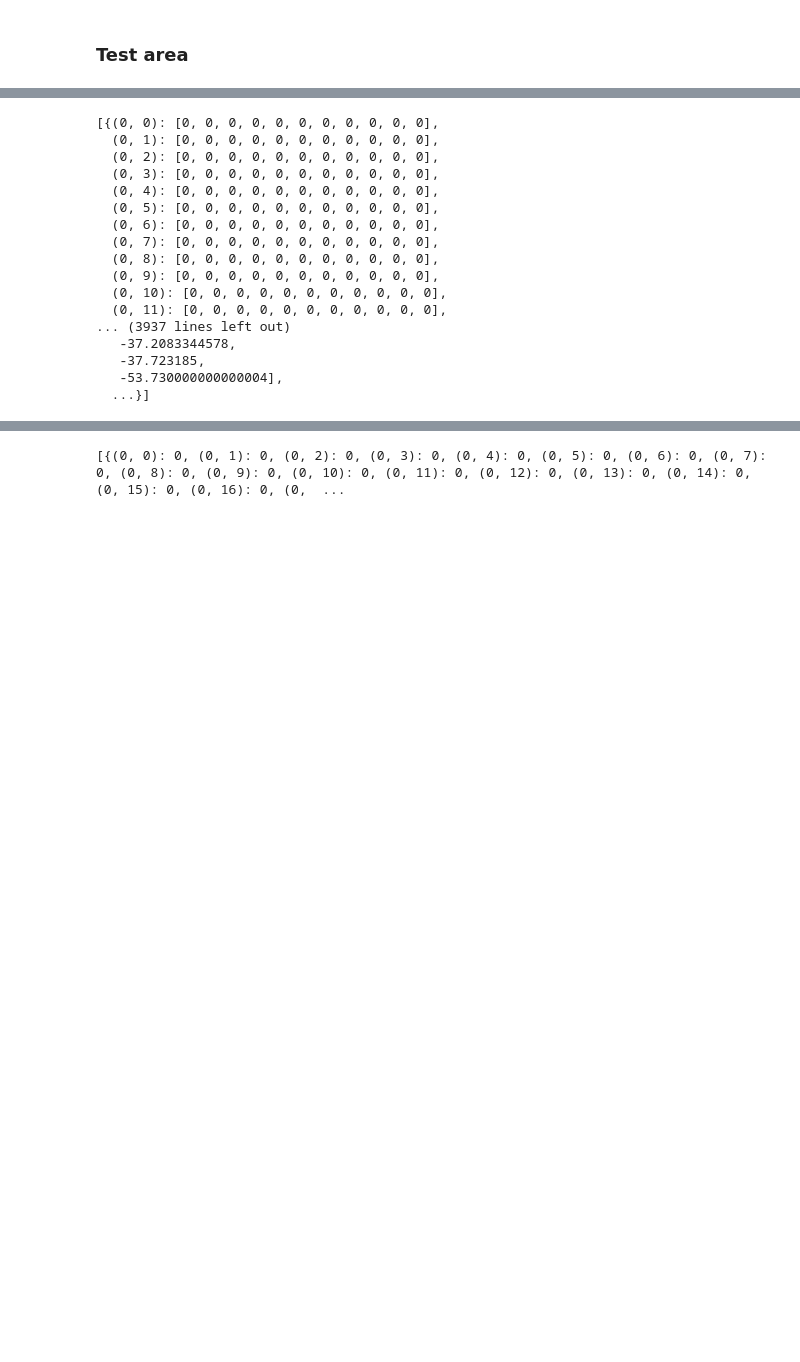
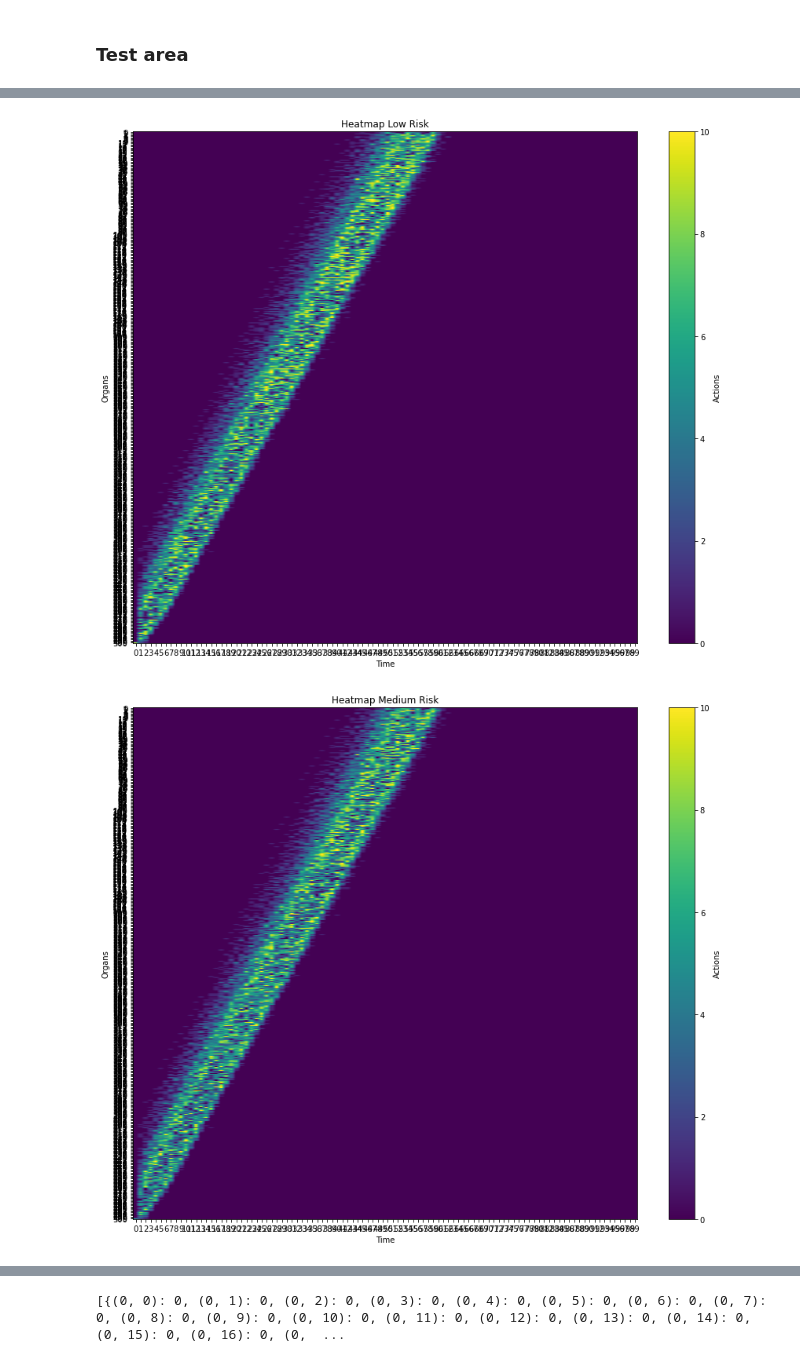
Before and after one commit to justinebreuch/organ-allocation, a Jupyter notebook: MMDP_NashQ.ipynb, the cells around one changed output, grey strips where cells are left out. Saved outputs shown, nothing was run; the diff lists cells and outputs as text; code cells hidden in the pictures; blank space fills up the shorter version.

```diff
--- a/MMDP_NashQ.ipynb
+++ b/MMDP_NashQ.ipynb
@@ -361,6 +361,31 @@ def plot_organs_allocated(group_Q_tables, transition_func, sample_func, title, p
     #plt.savefig(f"{title}.png")
 
     plt.show()
+
+
+def plot_single_heatmap(data_dict, title):
+    # Convert dictionary to DataFrame
+    df = pd.DataFrame(
+        list(data_dict.items()),
+        columns=['Time_Organ', 'Action']
+    )
+    df[['Time', 'Organ']] = pd.DataFrame(df['Time_Organ'].tolist(), index=df.index)
+    df = df.drop(columns=['Time_Organ'])
+
+    # Pivot data for heatmap
+    heatmap_data = df.pivot(index='Organ', columns='Time', values='Action')
+
+    # Plot heatmap
+    plt.figure(figsize=(12, 10))
+    plt.imshow(heatmap_data, aspect='auto', cmap='viridis')
+    plt.title(title)
+    plt.xlabel('Time')
+    plt.ylabel('Organs')
+    plt.xticks(range(len(heatmap_data.columns)), heatmap_data.columns)
+    plt.yticks(range(len(heatmap_data.index)), heatmap_data.index)
+    plt.colorbar(label='Actions')
+    plt.tight_layout()
+    plt.show()
 # %% [markdown]
 ### Test area
 # %%
@@ -403,20 +428,7 @@ plot_organs_allocated(group_Q_tables, transition_func, sample_func, "x", patient
-# %%
-group_Q_tables
-# %% [output]
-[{(0, 0): [0, 0, 0, 0, 0, 0, 0, 0, 0, 0, 0],
-  (0, 1): [0, 0, 0, 0, 0, 0, 0, 0, 0, 0, 0],
-  (0, 2): [0, 0, 0, 0, 0, 0, 0, 0, 0, 0, 0],
-  (0, 3): [0, 0, 0, 0, 0, 0, 0, 0, 0, 0, 0],
-  (0, 4): [0, 0, 0, 0, 0, 0, 0, 0, 0, 0, 0],
-  (0, 5): [0, 0, 0, 0, 0, 0, 0, 0, 0, 0, 0],
-  (0, 6): [0, 0, 0, 0, 0, 0, 0, 0, 0, 0, 0],
-  (0, 7): [0, 0, 0, 0, 0, 0, 0, 0, 0, 0, 0],
-  (0, 8): [0, 0, 0, 0, 0, 0, 0, 0, 0, 0, 0],
-  (0, 9): [0, 0, 0, 0, 0, 0, 0, 0, 0, 0, 0],
-  (0, 10): [0, 0, 0, 0, 0, 0, 0, 0, 0, 0, 0],
-  (0, 11): [0, 0, 0, 0, 0, 0, 0, 0, 0, 0, 0],
-... (3937 lines left out)
-   -37.2083344578,
-   -37.723185,
-   -53.730000000000004],
-  ...}]
+# %%
+# Plot each heatmap one at a time
+for i, data_dict in enumerate(optimal_policies):
+    plot_single_heatmap(data_dict, f'Heatmap {labels[i]}')
+# %% [output]
+[figure, added]
+[figure, added]
```
Also changed, not shown: parts of 5 cells of this notebook.
